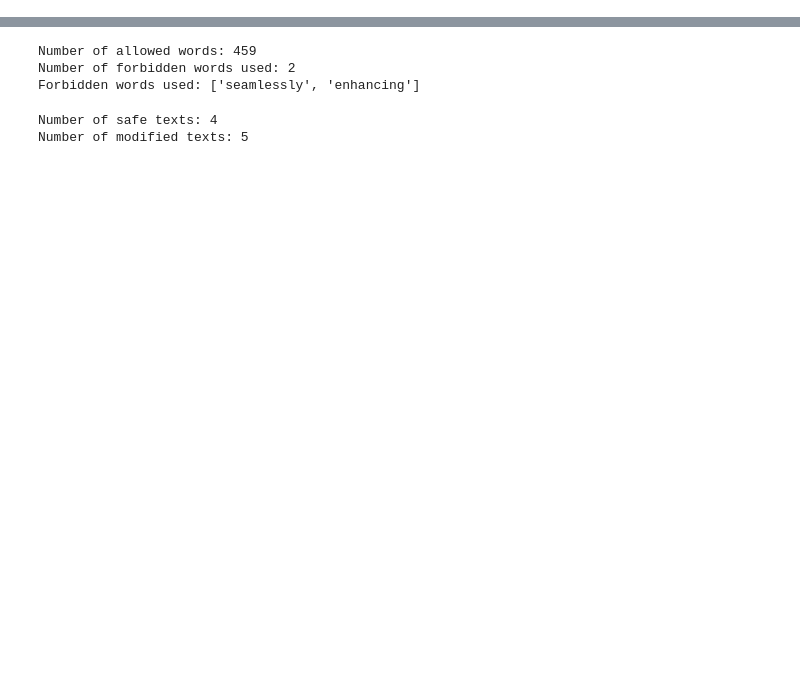
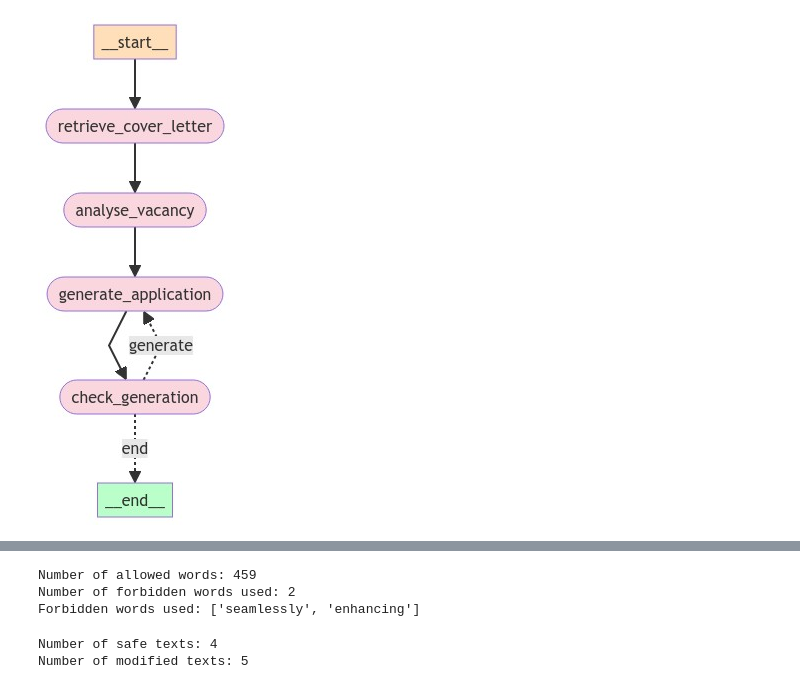
Before and after one commit to MrMangabat/application_agent_latex, a Jupyter notebook: construc_application.ipynb, the cells around one changed output, grey strips where cells are left out. Drawn from its saved outputs; the diff is of its cells as text; code cells hidden in the pictures; blank space fills up the shorter version.

```diff
--- a/construc_application.ipynb
+++ b/construc_application.ipynb
@@ -62,5 +49,8 @@ vectorstore = qdrant.Qdrant.from_documents(
     embedding=embedding_model,
     location=":memory:"
 )
+
+retriver = vectorstore.as_retriever(search_type="similarity",
+                                    search_kwargs={'k': 1})
 # %%
 skills = [
@@ -607,25 +699,42 @@ def _print_event(event: dict, _printed: set, max_length=1500):
 # %%
 from langgraph.checkpoint.sqlite import SqliteSaver
 from langgraph.graph import END, StateGraph
 
-builder = StateGraph(GraphState)
+# Initialize the graph
+work_flow = StateGraph(GraphState)
+
 
 # Define the nodes
-builder.add_node("generate", generate_application)  # generation solution
-builder.add_node("check_generation", check_generation)  # check generation
+work_flow.add_node("retrieve_cover_letter", retrieve_cover_letter)  # retrieve cover letter
+work_flow.add_node("analyse_vacancy", analyse_vacancy)  # analyse vacancy
+work_flow.add_node("generate_application", generate_application)  # generation solution
+work_flow.add_node("check_generation", check_generation)  # check generation
 
 # Build graph
-builder.set_entry_point("generate")
-builder.add_edge("generate", "check_generation")
-builder.add_conditional_edges(
+work_flow.set_entry_point("retrieve_cover_letter")
+work_flow.add_edge("retrieve_cover_letter", "analyse_vacancy")
+work_flow.add_edge("analyse_vacancy", "generate_application")
+work_flow.add_edge("generate_application", "check_generation")
+work_flow.add_conditional_edges(
     "check_generation",
     decide_to_finish,
     {
         "end": END,
-        "generate": "generate",
+        "generate": "generate_application",
     },
 )
 
+# Set up the memory and compile the graph
 memory = SqliteSaver.from_conn_string(":memory:")
-graph = builder.compile(checkpointer=memory)
+graph = work_flow.compile(checkpointer=memory)
+
+# Display the graph
+from IPython.display import Image, display
+
+try:
+    display(Image(graph.get_graph(xray=True).draw_mermaid_png()))
+except Exception as e:
+    print(f"Error displaying the graph: {e}")
+# %% [output]
+[figure, added]
 # %%
```
Also changed, not shown: parts of 13 cells of this notebook, 4 other files.
